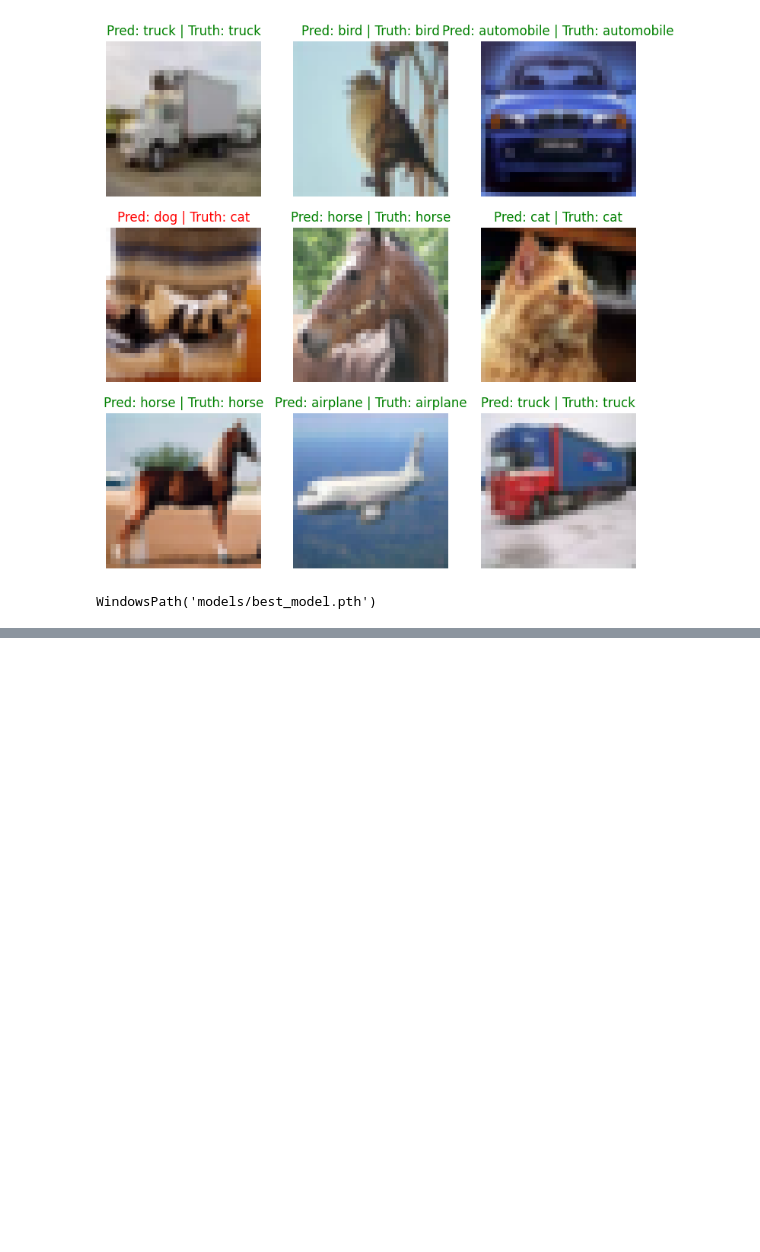
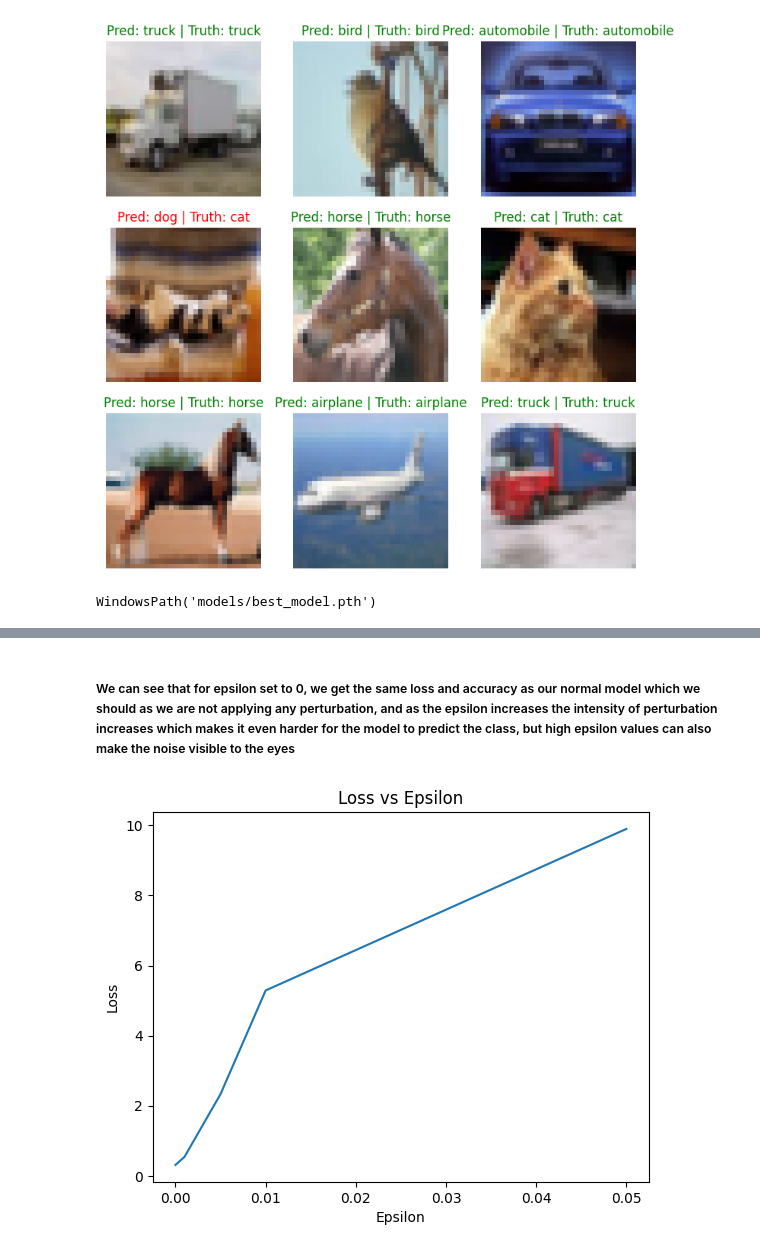
Before and after one commit to PranavAgrawal07/CIFAR-10-Neural-Network-Classification, a Jupyter notebook: CIFAR-10_Neural_Network_Classification.ipynb, the cells around one changed output, grey strips where cells are left out. Drawn from its saved outputs; the diff is of its cells as text; code cells hidden in the pictures; blank space fills up the shorter version.

Commit message:
Add manual FGSM and PGD adversarial attack experiments

```diff
--- a/CIFAR-10_Neural_Network_Classification.ipynb
+++ b/CIFAR-10_Neural_Network_Classification.ipynb
@@ -2231,0 +2344,6 @@ WindowsPath('models/best_model.pth')
+# %%
+epsilons = 0.003
+torch.manual_seed(42)
+device="cuda" if torch.cuda.is_available() else "cpu"
+print(device)
+model.to(device)
@@ -2231,0 +2430,5 @@ WindowsPath('models/best_model.pth')
+# %%
+def accuracy_fn(y_true,y_pred):
+    correct = torch.eq(y_true, y_pred).sum().item()
+    acc = (correct / len(y_pred)) * 100
+    return acc
@@ -2231,0 +2438,9 @@ WindowsPath('models/best_model.pth')
+# %%
+def fgsm_attack(image,epsilon,data_grad):
+    sign_data_grad = data_grad.sign()
+    perturbed_image = image + epsilon*sign_data_grad      #epsilon is the factor by which we multiple the direction in which we want to move, which is the ddirection along the gradient, as gradient is the uphill direction
+    perturbed_image = torch.clamp(perturbed_image, 0, 1)  # We need to clip the pixels, as when we apply the epsilon, it might be that the neuron value goes out of bounds that is above 1 or below 0, like say 0.95 + 0.06 which would be 1.01, so we need to clip the pixel values to keep them in valid range
+    return perturbed_image
+
+mean = torch.tensor([0.4914, 0.4822, 0.4465],device=device).view([3,1,1])
+std = torch.tensor([0.2470, 0.2435, 0.2616],device=device).view([3,1,1])
@@ -2231,0 +2488,7 @@ WindowsPath('models/best_model.pth')
+# %%
+epsilons = [0,0.001,0.005,0.01,0.05]
+loss_list_FGSM,acc_list_FGSM = [],[]
+for eps in epsilons:
+    loss, acc = perturbed_test_step(model=model, data_loader=test_dataloader, loss_fn=loss_fn, accuracy_fn=accuracy_fn, epsilon=eps)
+    loss_list_FGSM.append(loss)
+    acc_list_FGSM.append(acc)
@@ -2231,0 +2501,12 @@ WindowsPath('models/best_model.pth')
+# %% [markdown]
+##### We can see that for epsilon set to 0, we get the same loss and accuracy as our normal model which we should as we are not applying any perturbation, and as the epsilon increases the intensity of perturbation increases which makes it even harder for the model to predict the class, but high epsilon values can also make the noise visible to the eyes
+# %%
+# Let's now plot loss vs epsilon, and accuracy vs epsilon curves
+plt.plot(epsilons,loss_list_FGSM)
+plt.xlabel("Epsilon")
+plt.ylabel("Loss")
+plt.title("Loss vs Epsilon")
+plt.savefig("Plot_images/FGSM/FGSM_loss_vs_Epsilon.png",
+            dpi=300, bbox_inches="tight")
+# %% [output]
+[figure, added]
```
Also changed, not shown: parts of 35 cells of this notebook, 6 other files.
